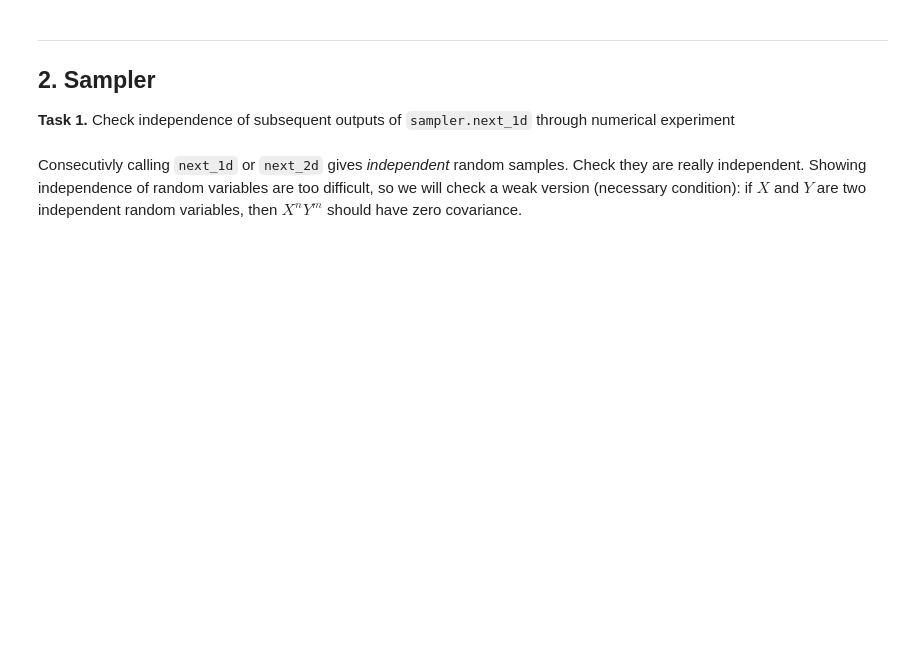
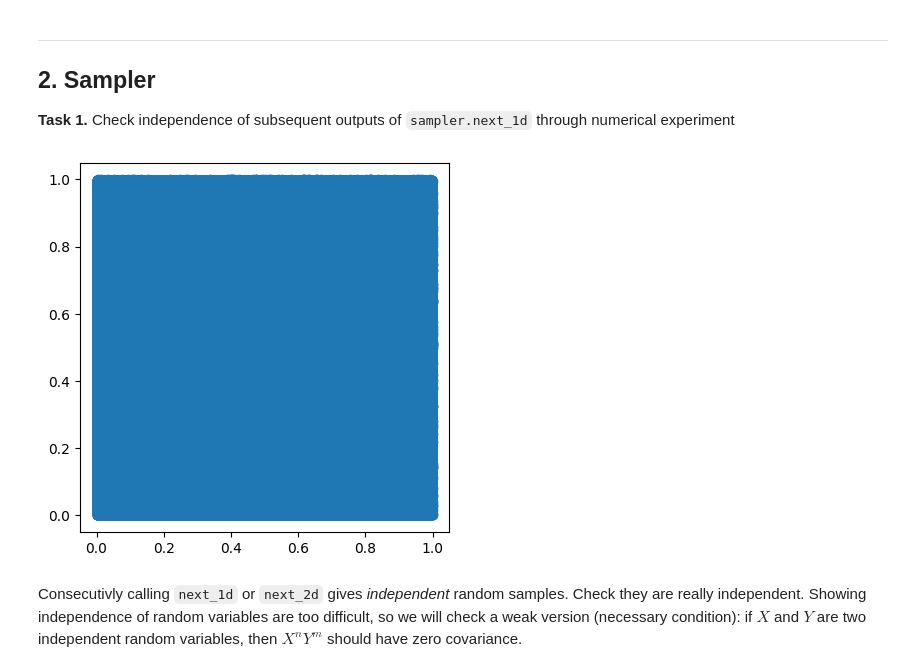
Before and after one commit to shinyoung-yi/lecture-rendering-mitsuba, a Jupyter notebook: tutorial1-1 (optional).ipynb, the cells around one changed output. Saved outputs shown, nothing was run; the diff lists cells and outputs as text; code cells hidden in the pictures; blank space fills up the shorter version.

```diff
--- a/tutorial1-1 (optional).ipynb
+++ b/tutorial1-1 (optional).ipynb
@@ -90,21 +90,26 @@ Scene[
 
 **Task 1.** Check independence of subsequent outputs of `sampler.next_1d` through numerical experiment
 # %%
+mi.set_variant('scalar_rgb')
+
 N = 1000000
 First = np.zeros(N)
 Second = np.zeros(N)
 
+sampler = mi.load_dict({'type': 'independent'})
 for seed in range(N):
     sampler.seed(seed)
     First[seed] = sampler.next_1d()
     Second[seed] = sampler.next_1d()
 
 # --- Plot
 fig = plt.figure()
 ax = fig.add_subplot(111)
 ax.scatter(First, Second)
 ax.set_aspect('equal')
 plt.show()
+# %% [output]
+[figure, added]
 # %% [markdown]
 Consecutivly calling `next_1d` or `next_2d` gives *independent* random samples. Check they are really independent. Showing independence of random variables are too difficult, so we will check a weak version (necessary condition): if $X$ and $Y$ are two independent random variables, then $X^n Y^m$ should have zero covariance.
 # %%
```
Also changed, not shown: parts of 5 cells of this notebook, 11 other files.
